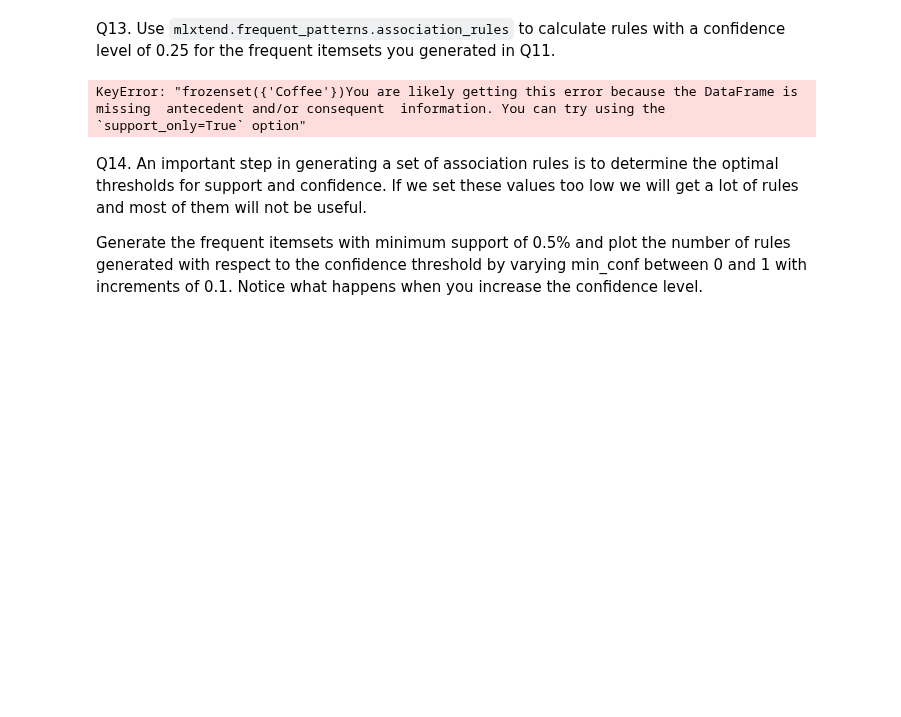
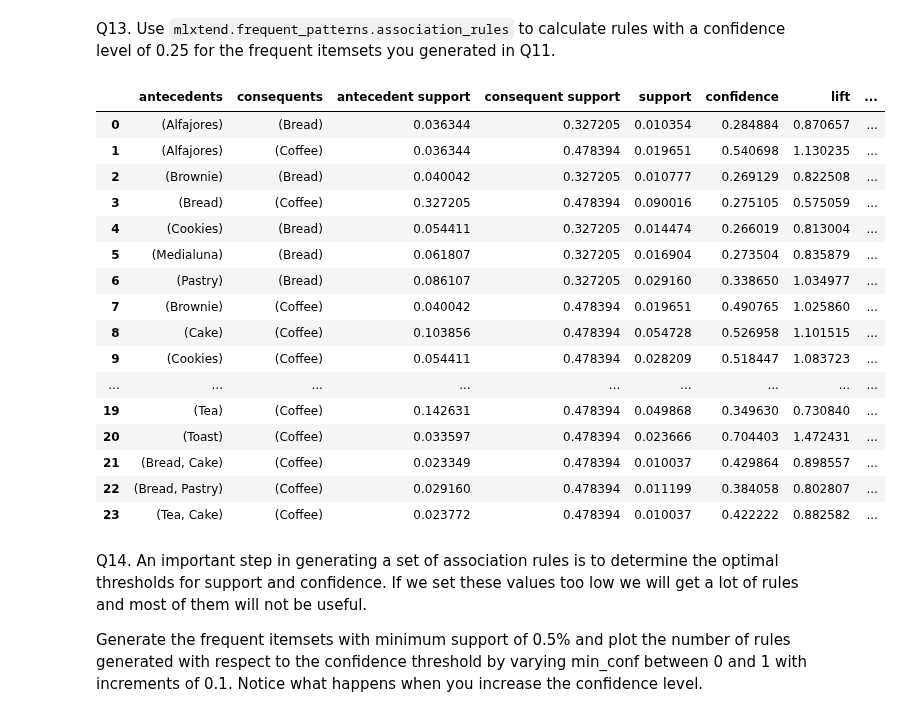
Before and after one commit to aJimenez19037/CS363M-HW, a Jupyter notebook: HW6/HW 6 - Q-Learning & Association Analysis.ipynb, the cells around one changed output. Cells and saved outputs as stored; diff of their text form; code cells hidden in the pictures; blank space fills up the shorter version.

```diff
--- a/HW6/HW 6 - Q-Learning & Association Analysis.ipynb
+++ b/HW6/HW 6 - Q-Learning & Association Analysis.ipynb
@@ -627,10 +627,26 @@ Q13. Use `mlxtend.frequent_patterns.association_rules` to calculate rules with a
 # %%
 # your code goes here
 from mlxtend.frequent_patterns import association_rules
 
-association_rules(freq, metric="confidence", min_threshold=0.25)
+association_rules(sets, num_itemsets=0, metric="confidence", min_threshold=0.25)
 # %% [output]
-KeyError: "frozenset({'Coffee'})You are likely getting this error because the DataFrame is missing  antecedent and/or consequent  information. You can try using the  `support_only=True` option"
+|  | antecedents | consequents | antecedent support | consequent support | support | confidence | lift | ... |
+| 0 | (Alfajores) | (Bread) | 0.036344 | 0.327205 | 0.010354 | 0.284884 | 0.870657 | ... |
+| 1 | (Alfajores) | (Coffee) | 0.036344 | 0.478394 | 0.019651 | 0.540698 | 1.130235 | ... |
+| 2 | (Brownie) | (Bread) | 0.040042 | 0.327205 | 0.010777 | 0.269129 | 0.822508 | ... |
+| 3 | (Bread) | (Coffee) | 0.327205 | 0.478394 | 0.090016 | 0.275105 | 0.575059 | ... |
+| 4 | (Cookies) | (Bread) | 0.054411 | 0.327205 | 0.014474 | 0.266019 | 0.813004 | ... |
+| 5 | (Medialuna) | (Bread) | 0.061807 | 0.327205 | 0.016904 | 0.273504 | 0.835879 | ... |
+| 6 | (Pastry) | (Bread) | 0.086107 | 0.327205 | 0.029160 | 0.338650 | 1.034977 | ... |
+| 7 | (Brownie) | (Coffee) | 0.040042 | 0.478394 | 0.019651 | 0.490765 | 1.025860 | ... |
+| 8 | (Cake) | (Coffee) | 0.103856 | 0.478394 | 0.054728 | 0.526958 | 1.101515 | ... |
+| 9 | (Cookies) | (Coffee) | 0.054411 | 0.478394 | 0.028209 | 0.518447 | 1.083723 | ... |
+| ... | ... | ... | ... | ... | ... | ... | ... | ... |
+| 19 | (Tea) | (Coffee) | 0.142631 | 0.478394 | 0.049868 | 0.349630 | 0.730840 | ... |
+| 20 | (Toast) | (Coffee) | 0.033597 | 0.478394 | 0.023666 | 0.704403 | 1.472431 | ... |
+| 21 | (Bread, Cake) | (Coffee) | 0.023349 | 0.478394 | 0.010037 | 0.429864 | 0.898557 | ... |
+| 22 | (Bread, Pastry) | (Coffee) | 0.029160 | 0.478394 | 0.011199 | 0.384058 | 0.802807 | ... |
+| 23 | (Tea, Cake) | (Coffee) | 0.023772 | 0.478394 | 0.010037 | 0.422222 | 0.882582 | ... |
 # %% [markdown]
 Q14. An important step in generating a set of association rules is to determine the optimal thresholds for support and confidence. If we set these values too low we will get a lot of rules and most of them will not be useful.
 
```
Also changed, not shown: parts of 2 cells of this notebook.
